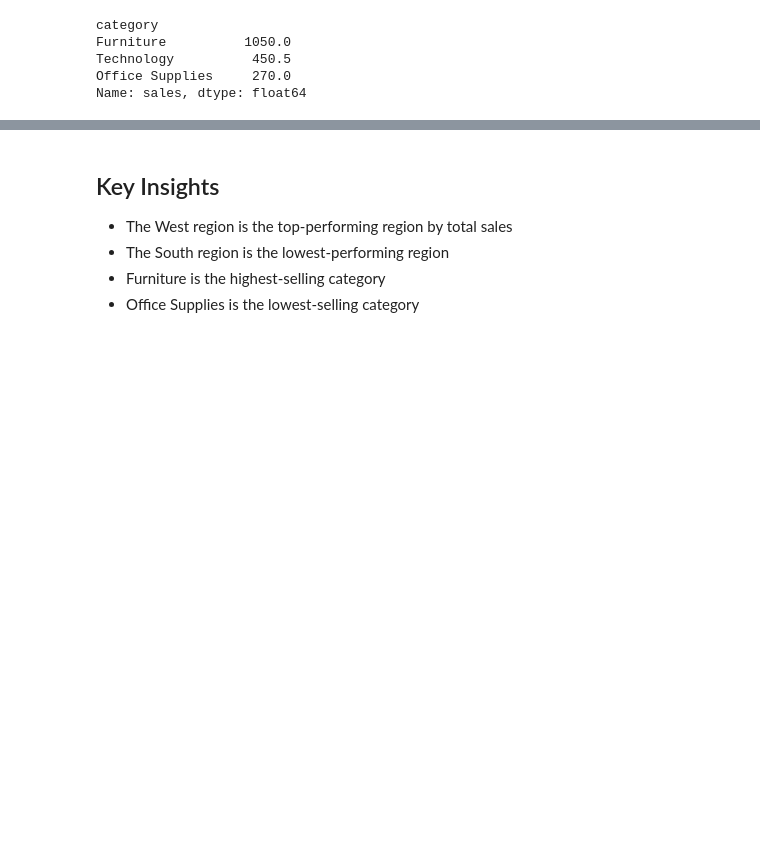
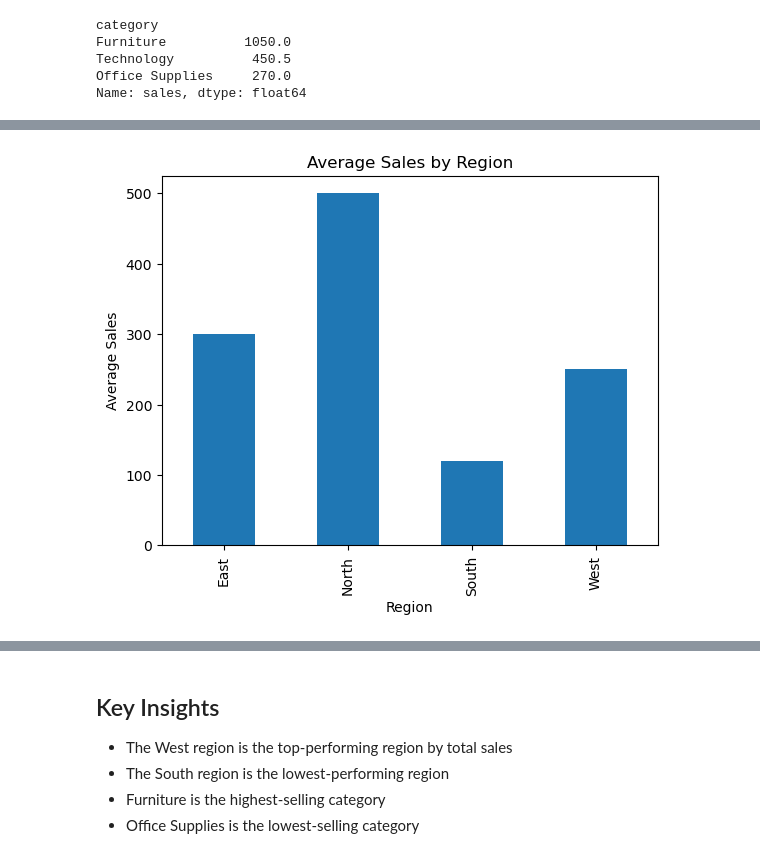
Before and after one commit to CGarrett810/data-analytics-portfolio, a Jupyter notebook: sales-performance-analysis/sale_performance_analysis.ipynb, the cells around one changed output, grey strips where cells are left out. Cells and saved outputs as stored; diff of their text form; code cells hidden in the pictures; blank space fills up the shorter version.

```diff
--- a/sales-performance-analysis/sale_performance_analysis.ipynb
+++ b/sales-performance-analysis/sale_performance_analysis.ipynb
@@ -138,0 +139,12 @@ df.to_csv("clean_sales_data.csv", index=False)
+# %%
+import matplotlib.pyplot as plt
+
+avg_sales_by_region = df.groupby("Region")["Sales"].mean()
+
+avg_sales_by_region.plot(kind="bar")
+plt.title("Average Sales by Region")
+plt.xlabel("Region")
+plt.ylabel("Average Sales")
+plt.show()
+# %% [output]
+[figure, added]
```
Also changed, not shown: parts of 11 cells of this notebook.
